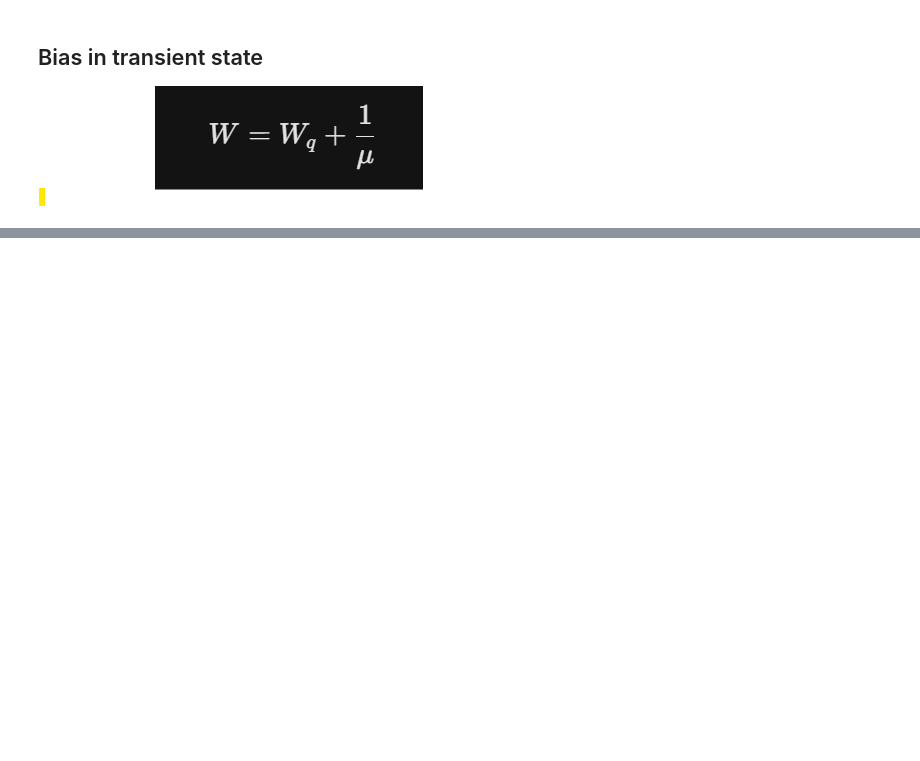
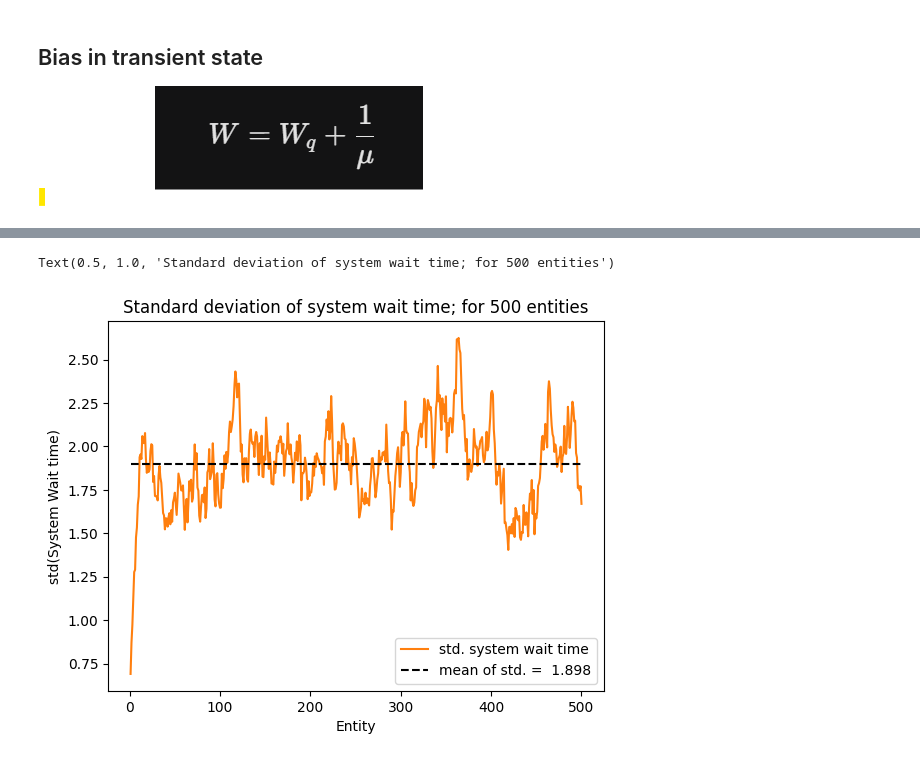
Before and after one commit to peppy-senpai/simulation_analysis, a Jupyter notebook: MMC-queue/mmc_event.ipynb, the cells around one changed output, grey strips where cells are left out. Saved outputs shown, nothing was run; the diff lists cells and outputs as text; code cells hidden in the pictures; blank space fills up the shorter version.

```diff
--- a/MMC-queue/mmc_event.ipynb
+++ b/MMC-queue/mmc_event.ipynb
@@ -244,0 +345,2 @@ plt.legend()
+# %%
+W_df, W_df_mean = get_entity_arrivaldepart(df, 25)
@@ -244,0 +351,3 @@ plt.legend()
+# %%
+W_df['abs_diff'] = abs(W_df['W']-2)/2
+acc = W_df.groupby(['rep_set']).agg({'abs_diff':'mean'})
@@ -244,0 +392,32 @@ plt.legend()
+# %%
+def plot_wait_time_std(df):
+    # first n_entities arrivals
+    arrival_df = df[['Replication', 'Event', 'Clock']].loc[df['Event']=='arrival']
+    arrival_df = arrival_df.groupby(['Replication']).apply(lambda x: x.iloc[:n_entity])
+    arrival_df.reset_index(inplace=True, drop=True)
+    arrival_df.rename(columns={'Clock':'Arrival_Clock'}, inplace=True)
+
+    # first n_entities depart
+    depart_df = df[['Replication', 'Event', 'Clock']].loc[df['Event']=='depart']
+    depart_df = depart_df.groupby(['Replication']).apply(lambda x: x.iloc[:n_entity])
+    depart_df.reset_index(inplace=True, drop=True)
+    depart_df.rename(columns={'Clock':'Depart_Clock'}, inplace=True)
+
+    W_df = pd.concat([arrival_df[['Replication', 'Event', 'Arrival_Clock']],
+                    depart_df[['Event', 'Depart_Clock']]], axis=1)
+    # W in system/ entity
+    W_df['W'] =( W_df['Depart_Clock']-W_df['Arrival_Clock']).round(3)
+    W_df['entity'] = W_df.groupby(['Replication']).cumcount() + 1
+    W_df_mean = W_df.groupby(['entity']).agg({'W': 'std'}).reset_index()
+
+    plt.plot(W_df_mean['entity'], W_df_mean['W'], label='std. system wait time', color='tab:orange')
+    plt.plot([1,500], [W_df_mean['W'].mean()]*2, 'k--', label=f'mean of std. = {W_df_mean['W'].mean(): .3f}')
+    plt.xlabel('Entity')
+    plt.ylabel('std(System Wait time)')
+    plt.legend()
+# %%
+plot_wait_time_std(sim.event_table)
+plt.title('Standard deviation of system wait time; for 500 entities')
+# %% [output]
+Text(0.5, 1.0, 'Standard deviation of system wait time; for 500 entities')
+[figure, added]
```
Also changed, not shown: parts of 26 cells of this notebook.
